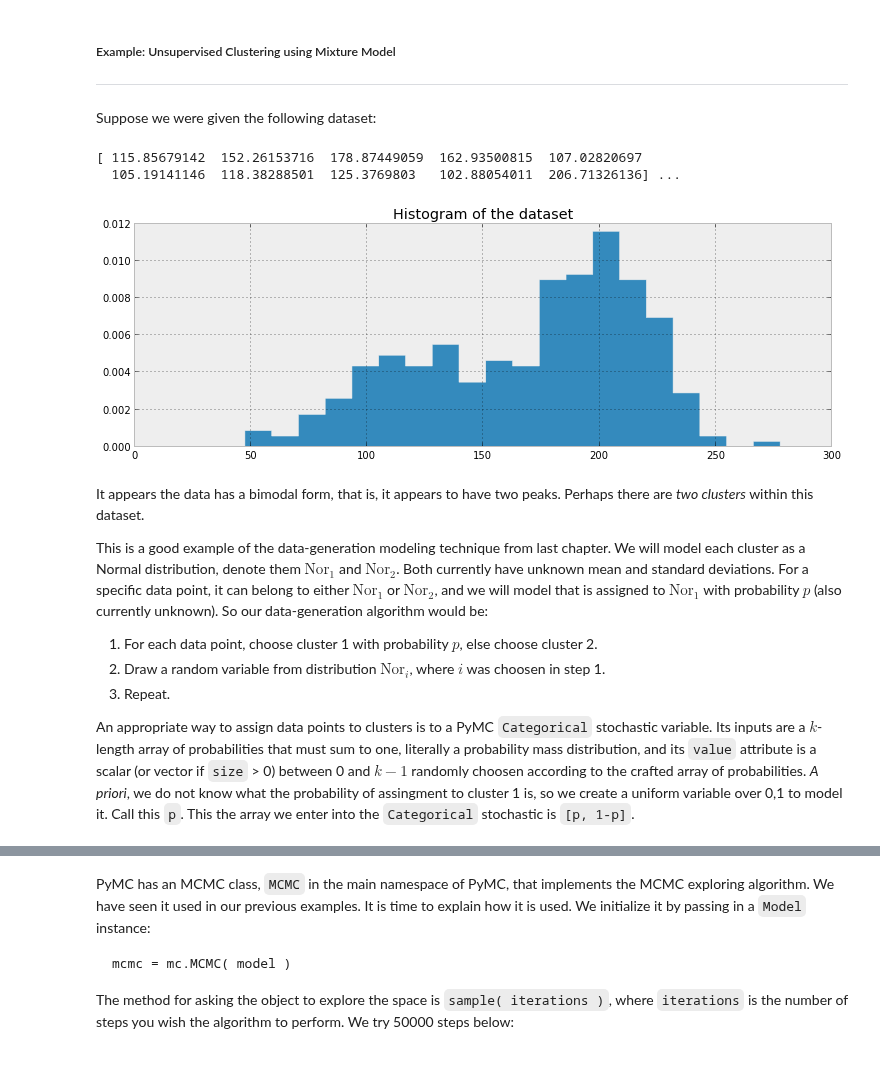
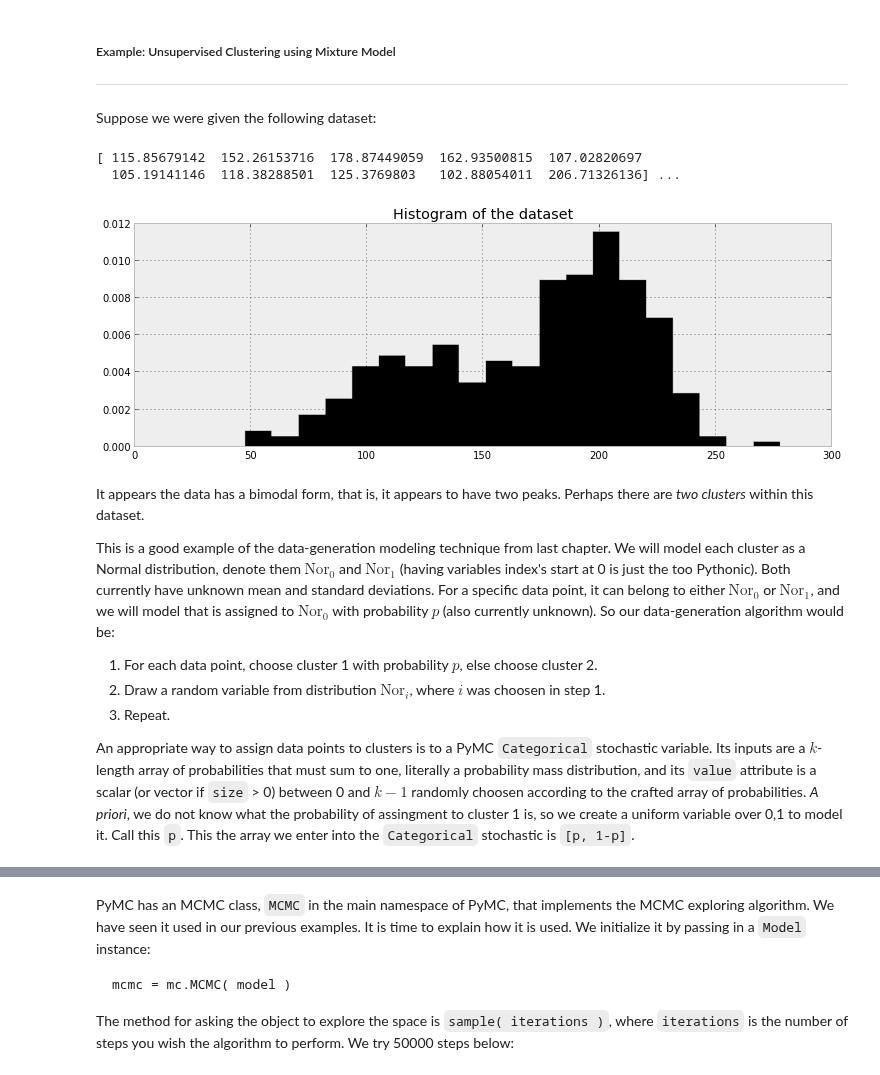
Before and after one commit to CamDavidsonPilon/Probabilistic-Programming-and-Bayesian-Methods-for-Hackers, a Jupyter notebook: Chapter3_MCMC/IntroMCMC.ipynb, the cells around one changed output, grey strips where cells are left out. Drawn from its saved outputs; the diff is of its cells as text; code cells hidden in the pictures.

```diff
--- a/Chapter3_MCMC/IntroMCMC.ipynb
+++ b/Chapter3_MCMC/IntroMCMC.ipynb
@@ -159,19 +159,19 @@ Suppose we were given the following dataset:
 # %%
 figsize( 12.5, 4)
 data = np.loadtxt( "data/mixture_data.csv",  delimiter="," )
 
-hist( data, bins = 20, histtype="stepfilled", normed = True )
+hist( data, bins = 20, histtype="stepfilled", normed = True, color = "k" )
 plt.title("Histogram of the dataset" )
 print data[ :10 ], "..."
 # %% [output]
 [ 115.85679142  152.26153716  178.87449059  162.93500815  107.02820697
   105.19141146  118.38288501  125.3769803   102.88054011  206.71326136] ...
-[figure, old version]
+[figure, new version]
 # %% [markdown]
 It appears the data has a bimodal form, that is, it appears to have two peaks. Perhaps there are *two clusters* within this dataset.
 
 
-This is a good example of the data-generation modeling technique from last chapter. We will model each cluster as a Normal distribution, denote them $\text{Nor}_1$ and $\text{Nor}_2$. Both currently have unknown mean and standard deviations. For a specific data point, it can belong to either $\text{Nor}_1$ or $\text{Nor}_2$, and we will model that is assigned to $\text{Nor}_1$ with probability $p$ (also currently unknown). So our data-generation algorithm would be:
+This is a good example of the data-generation modeling technique from last chapter. We will model each cluster as a Normal distribution, denote them $\text{Nor}_0$ and $\text{Nor}_1$ (having variables index's start at 0 is just the too Pythonic). Both currently have unknown mean and standard deviations. For a specific data point, it can belong to either $\text{Nor}_0$ or $\text{Nor}_1$, and we will model that is assigned to $\text{Nor}_0$ with probability $p$ (also currently unknown). So our data-generation algorithm would be:
 
 1. For each data point, choose cluster 1 with probability $p$, else choose cluster 2.
 2. Draw a random variable from distribution $\text{Nor}_i$, where $i$ was choosen in step 1.
```
Also changed, not shown: parts of 30 cells of this notebook.
